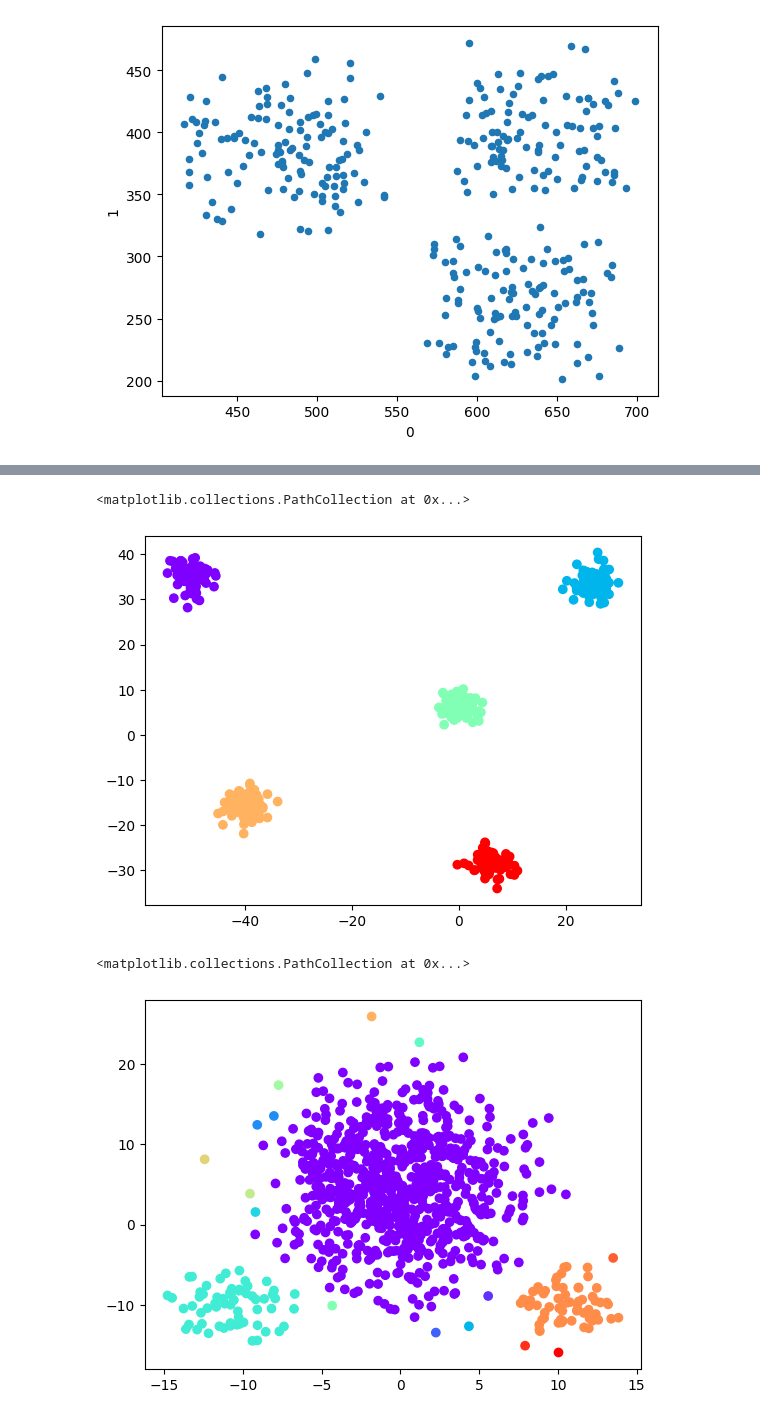
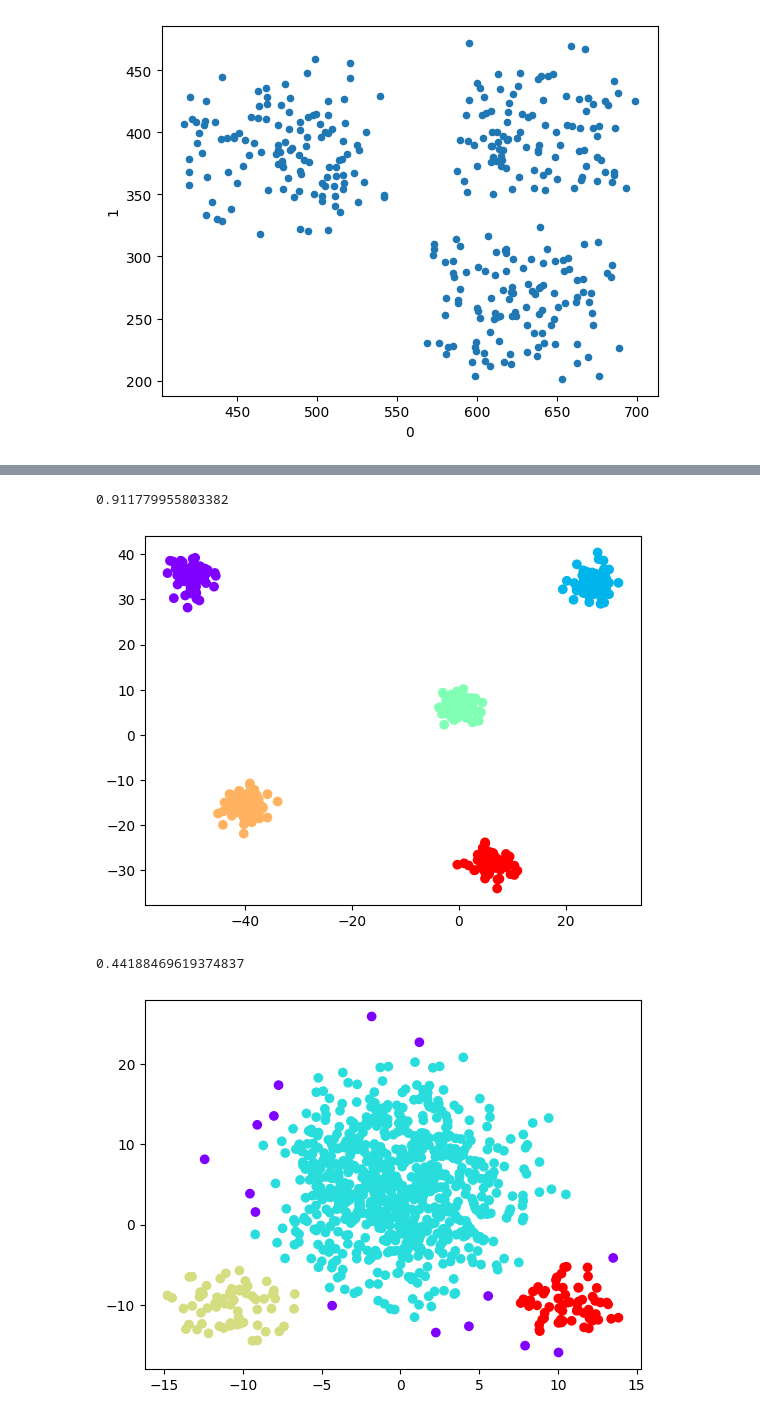
Before and after one commit to adnanqidwai/Comparing_Clustering_Algos, a Jupyter notebook: 2.ipynb, the cells around one changed output, grey strips where cells are left out. Cells and saved outputs as stored; diff of their text form; code cells hidden in the pictures.

Commit message:
added sikhouette scores

```diff
--- a/2.ipynb
+++ b/2.ipynb
@@ -57,13 +66,17 @@ plt.scatter(wellSeperated['0'], wellSeperated['1'], c=Kmeans_wellSeperated.label
 # %%
 DBSCAN_compact=DBSCAN(eps=3, min_samples=3).fit(compact)
 plt.scatter(compact['x1'], compact['x2'], c=DBSCAN_compact.labels_, cmap='rainbow')
+dbscan_compact_score=silhouette_score(compact, DBSCAN_compact.labels_)
+print(dbscan_compact_score)
 # %% [output]
-<matplotlib.collections.PathCollection at 0x...>
+0.911779955803382
 [figure]
 # %%
-DBSCAN_skewed=DBSCAN(eps=2, min_samples=1).fit(skewed)
+DBSCAN_skewed=DBSCAN(eps=2, min_samples=3).fit(skewed)
 plt.scatter(skewed['x1'], skewed['x2'], c=DBSCAN_skewed.labels_, cmap='rainbow')
+dbscan_skewed_score=silhouette_score(skewed, DBSCAN_skewed.labels_)
+print(dbscan_skewed_score)
 # %% [output]
-<matplotlib.collections.PathCollection at 0x...>
+0.44188469619374837
-[figure, old version]
+[figure, new version]
 # %%
```
Also changed, not shown: parts of 7 cells of this notebook.
